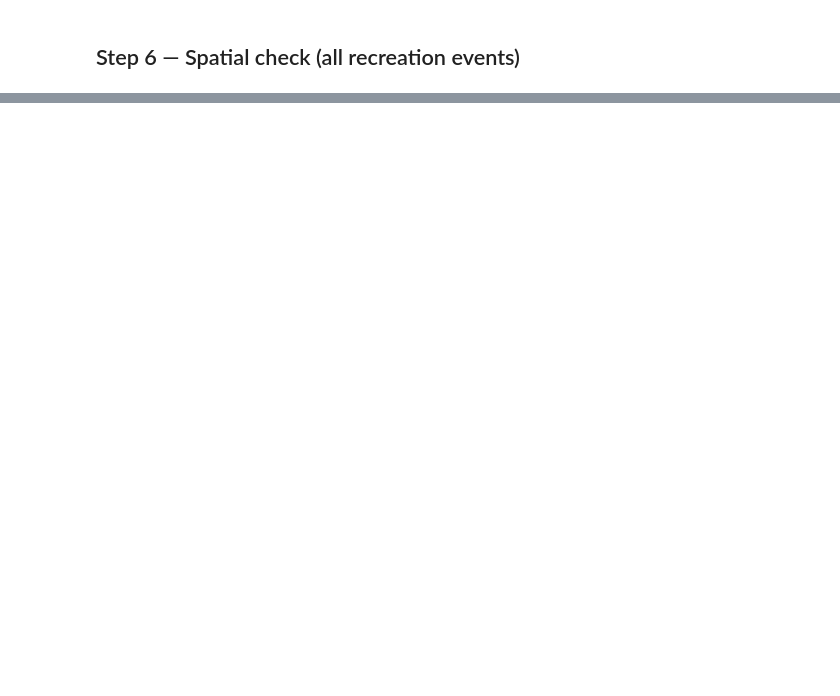
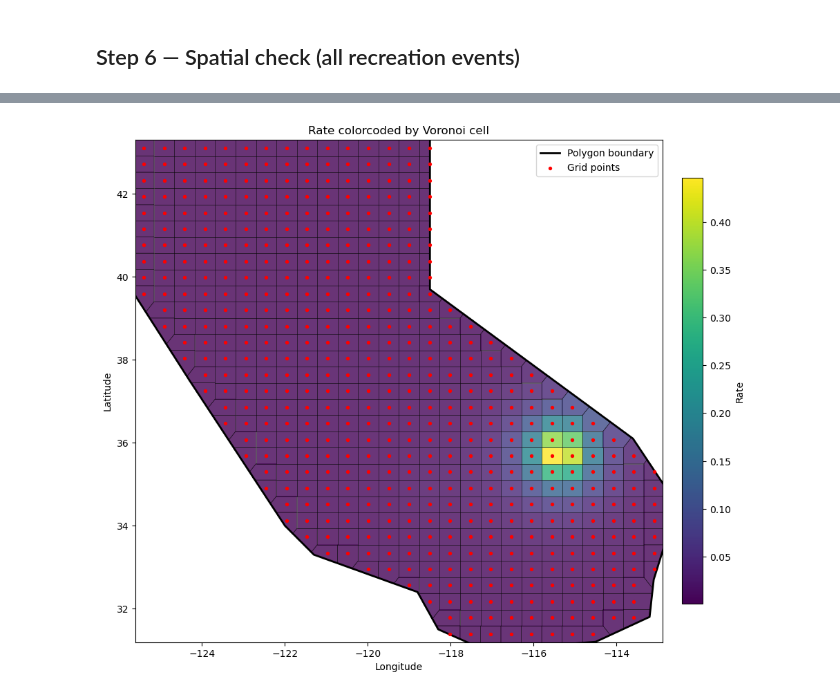
Before and after one commit to Ner-Ber/etas_edits, a Jupyter notebook: notebooks/grid_recreations_point_process.ipynb, the cells around one changed output, grey strips where cells are left out. Saved outputs shown, nothing was run; the diff lists cells and outputs as text; code cells hidden in the pictures; blank space fills up the shorter version.

```diff
--- a/notebooks/grid_recreations_point_process.ipynb
+++ b/notebooks/grid_recreations_point_process.ipynb
@@ -1179,0 +1400,83 @@ plt.close(fig)
+# %%
+# rate on all map at prediction time (kernels["f"] is r(x, y, m): degree offsets from parent)
+kappa_fn = kernels["kappa"]
+g_fn = kernels["g"]
+f_fn = kernels["f"]
+mu_fn = kernels["mu"]
+
+local_intensity = np.zeros(len(lat_asses), dtype=float)
+for k in range(len(h_lat)):
+    lat_k, lon_k, m_k, t_k_days = h_lat[k], h_lon[k], h_m[k], h_t_days[k]
+    dt_days = asses_time - t_k_days
+    if dt_days <= 0:
+        continue
+    x = lon_asses - lon_k
+    y = lat_asses - lat_k
+    local_intensity += kappa_fn(m_k) * f_fn(x, y, m_k) * g_fn(dt_days)
+
+rate = mu_fn(lat_asses[0], lon_asses[0]) + local_intensity
+# %%
+import matplotlib.pyplot as plt
+import matplotlib.patches as mpatches
+from matplotlib import colors
+import numpy as np
+from shapely.geometry import MultiPolygon, Polygon
+
+# Same Voronoi cells as prepare_grid_inversion (lon/lat Shapely geometry, clipped to AOI)
+ordered_cells = grid_prep["ordered_cells"]
+
+
+def _polygon_parts(geom):
+    if geom.is_empty:
+        return
+    if geom.geom_type == "Polygon":
+        yield geom
+    elif geom.geom_type == "MultiPolygon":
+        yield from geom.geoms
+    elif geom.geom_type == "GeometryCollection":
+        for g in geom.geoms:
+            yield from _polygon_parts(g)
+
+
+fig, ax = plt.subplots(figsize=(12, 10))
+norm = colors.Normalize(vmin=np.min(rate), vmax=np.max(rate))
+cmap = plt.cm.viridis
+
+for j, cell in enumerate(ordered_cells):
+    color = cmap(norm(rate[j]))
+    for part in _polygon_parts(cell):
+        xy = np.asarray(part.exterior.coords)  # x=lon, y=lat
+        ax.add_patch(
+            mpatches.Polygon(
+                xy,
+                closed=True,
+                facecolor=color,
+                edgecolor="k",
+                alpha=0.8,
+                linewidth=0.4,
+            )
+        )
+
+# Study polygon boundary (shape_coords are [lat, lon] per vertex)
+poly_coords = np.asarray(polygon.exterior.coords)
+lat_poly, lon_poly = poly_coords[:, 0], poly_coords[:, 1]
+ax.plot(lon_poly, lat_poly, color="black", linewidth=2, label="Polygon boundary")
+
+ax.scatter(lon_asses, lat_asses, s=8, c="red", zorder=5, label="Grid points")
+
+# Colorbar
+sm = plt.cm.ScalarMappable(cmap=cmap, norm=norm)
+sm.set_array([])
+cbar = plt.colorbar(sm, ax=ax, shrink=0.8, pad=0.03)
+cbar.set_label('Rate')
+
+ax.set_xlabel('Longitude')
+ax.set_ylabel('Latitude')
+ax.set_title('Rate colorcoded by Voronoi cell')
+ax.set_aspect('equal')
+ax.set_xlim(np.min(lon_asses)-0.2, np.max(lon_asses)+0.2)
+ax.set_ylim(np.min(lat_asses)-0.2, np.max(lat_asses)+0.2)
+ax.legend()
+plt.show()
+# %% [output]
+[figure, added]
```
Also changed, not shown: parts of 19 cells of this notebook.
